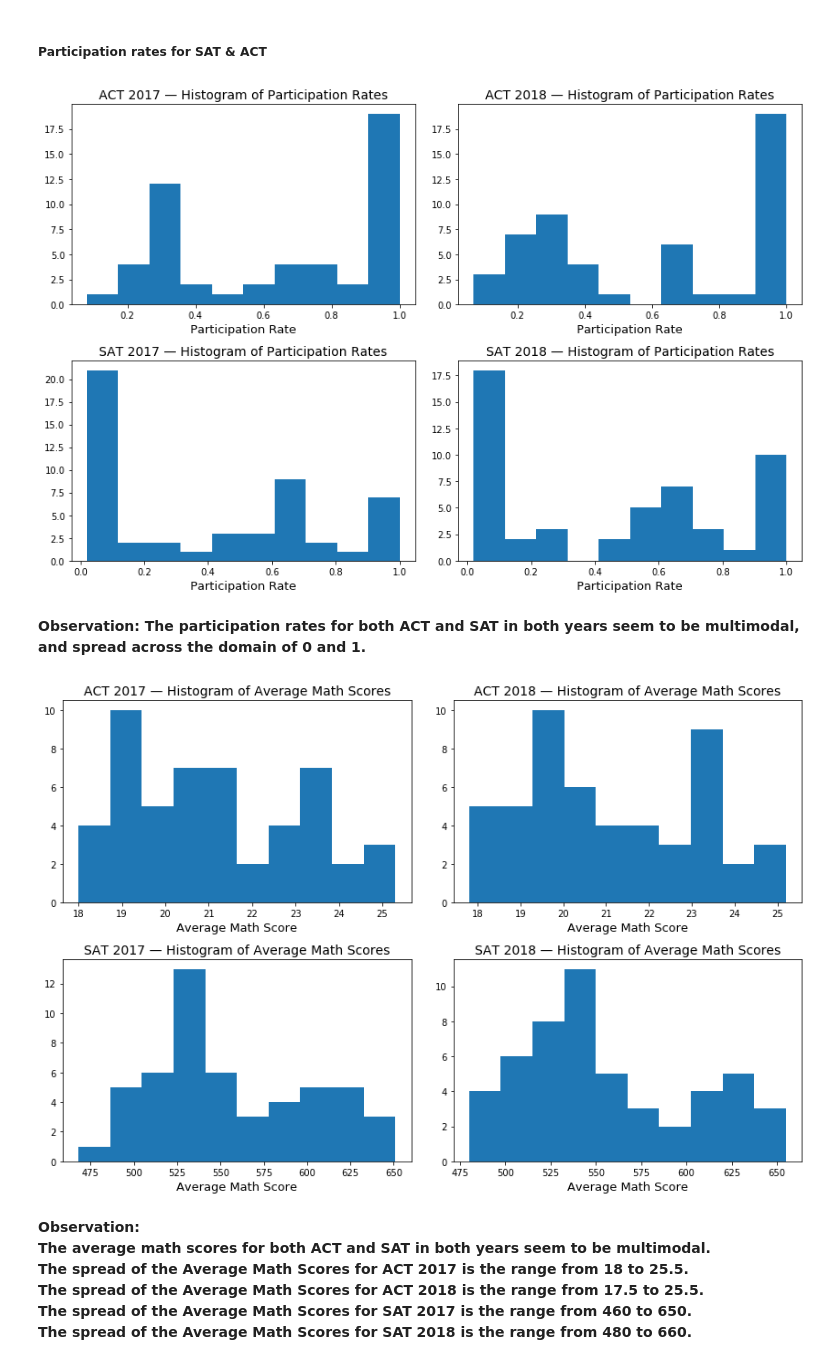
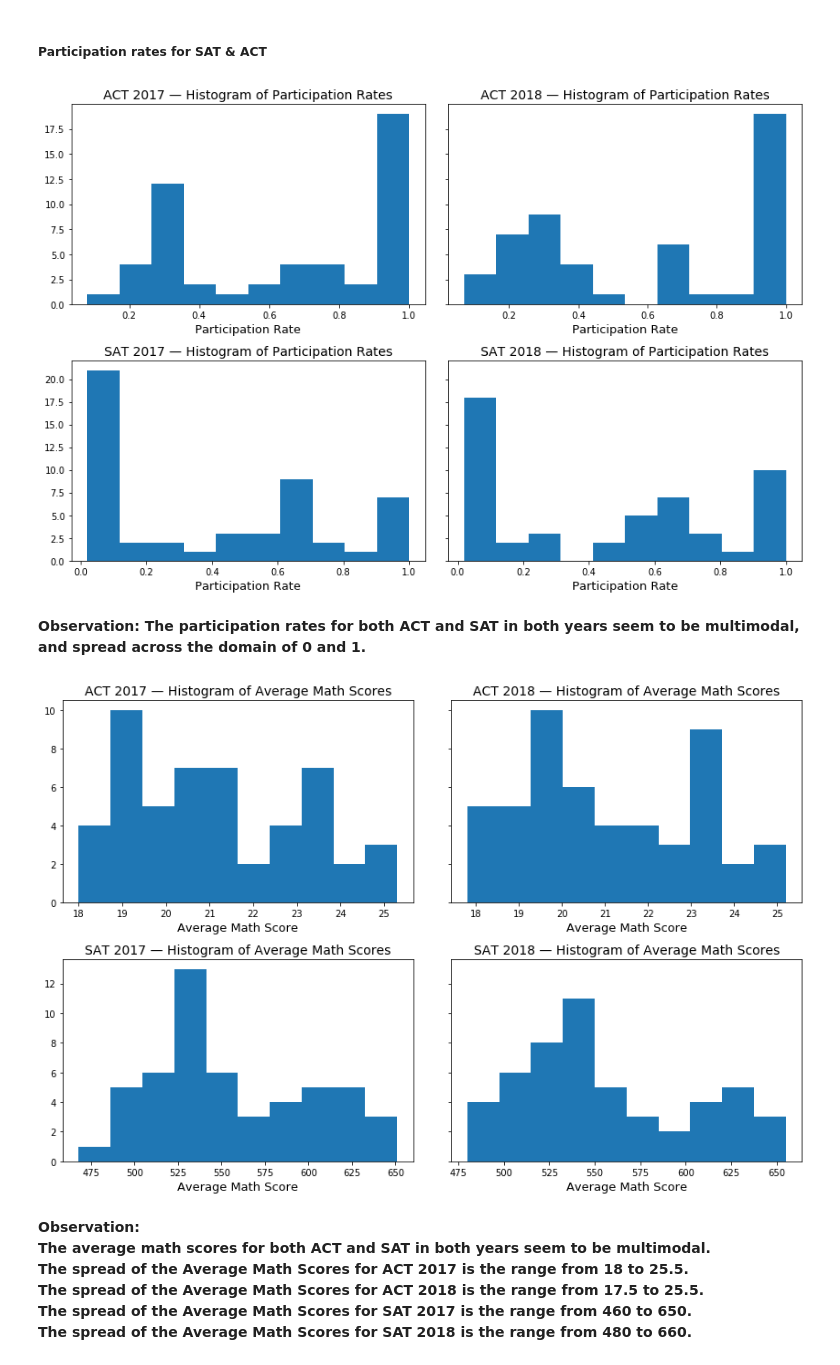
Before and after one commit to ngweiern/ga-dsi-proj-1, a Jupyter notebook: code/starter-code.ipynb, the cells around one changed output. Saved outputs shown, nothing was run; the diff lists cells and outputs as text; code cells hidden in the pictures.

```diff
--- a/code/starter-code.ipynb
+++ b/code/starter-code.ipynb
@@ -1290,9 +1291,9 @@ We have data for two tests for two years. We only have composite (and not subtes
 
 Here's some starter code:
 # %%
-def subplot_histograms(dataframe, list_of_columns, list_of_titles, list_of_xlabels):
+def subplot_histograms(dataframe, list_of_columns, list_of_titles, list_of_xlabels, filename):
     nrows = int(np.ceil(len(list_of_columns)/2)) # Makes sure you have enough rows
-    fig, ax = plt.subplots(nrows=nrows, ncols=2, figsize=(12, 8)) # You'll want to specify your figsize
+    fig, ax = plt.subplots(nrows=nrows, ncols=2, figsize=(12, 8), sharey='row') # You'll want to specify your figsize
     ax = ax.ravel() # Ravel turns a matrix into a vector, which is easier to iterate
     for i, column in enumerate(list_of_columns): # Gives us an index value to get into all our lists
         ax[i].hist(dataframe[column]) # feel free to add more settings
@@ -1300,6 +1301,7 @@ def subplot_histograms(dataframe, list_of_columns, list_of_titles, list_of_xlabe
         ax[i].set_title(list_of_titles[i], fontsize=14)
         ax[i].set_xlabel(list_of_xlabels[i], fontsize=13)
     plt.tight_layout()
+    plt.savefig('../images/{}.png'.format(filename), transparent=True)
 # %% [markdown]
 #### Plot and interpret histograms
 For each of the following:
@@ -1311,19 +1313,21 @@ For each of the following:
 # %%
 subplot_histograms(final,
                    ['act_2017_participation', 'act_2018_participation', 'sat_2017_participation', 'sat_2018_participation'],
                    ['ACT 2017 \u2014 Histogram of Participation Rates', 'ACT 2018 \u2014 Histogram of Participation Rates', 'SAT 2017 \u2014 Histogram of Participation Rates', 'SAT 2018 \u2014 Histogram of Participation Rates'],
-                   ['Participation Rate', 'Participation Rate', 'Participation Rate', 'Participation Rate'])
+                   ['Participation Rate', 'Participation Rate', 'Participation Rate', 'Participation Rate'],
+                   "histogram_participation")
 # %% [output]
-[figure, old version]
+[figure, new version]
 # %% [markdown]
 **Observation: The participation rates for both ACT and SAT in both years seem to be multimodal, and spread across the domain of 0 and 1.**
 # %%
 subplot_histograms(final,
                    ['act_2017_math', 'act_2018_math', 'sat_2017_math', 'sat_2018_math'],
                    ['ACT 2017 \u2014 Histogram of Average Math Scores', 'ACT 2018 \u2014 Histogram of Average Math Scores', 'SAT 2017 \u2014 Histogram of Average Math Scores', 'SAT 2018 \u2014 Histogram of Average Math Scores'],
-                   ['Average Math Score' for i in range(4)])
+                   ['Average Math Score' for i in range(4)],
+                   "histogram_math")
 # %% [output]
-[figure, old version]
+[figure, new version]
 # %% [markdown]
 **Observation:
 The average math scores for both ACT and SAT in both years seem to be multimodal.
```
Also changed, not shown: parts of 23 cells of this notebook, 17 other files.
